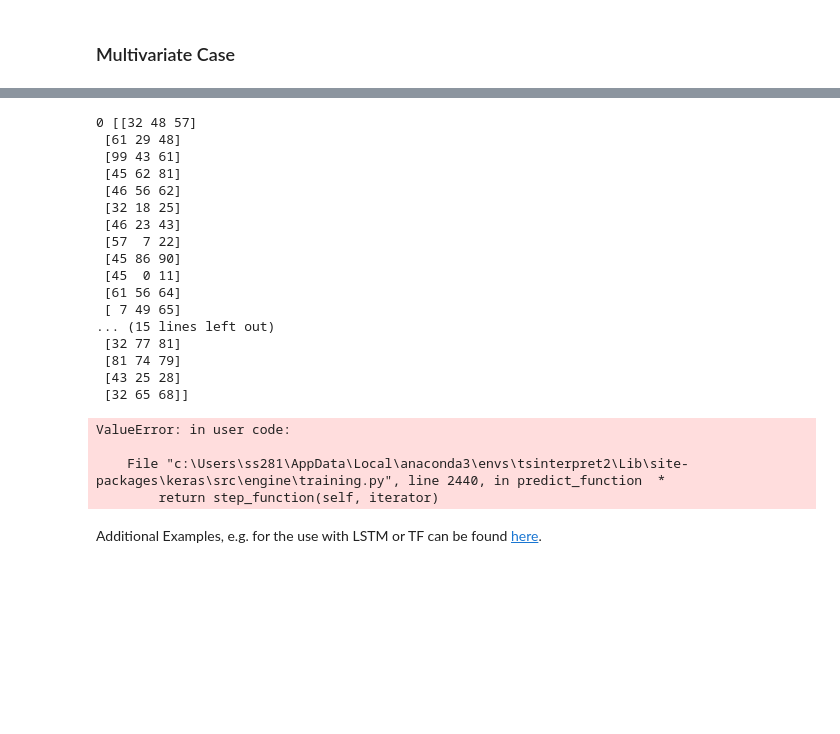
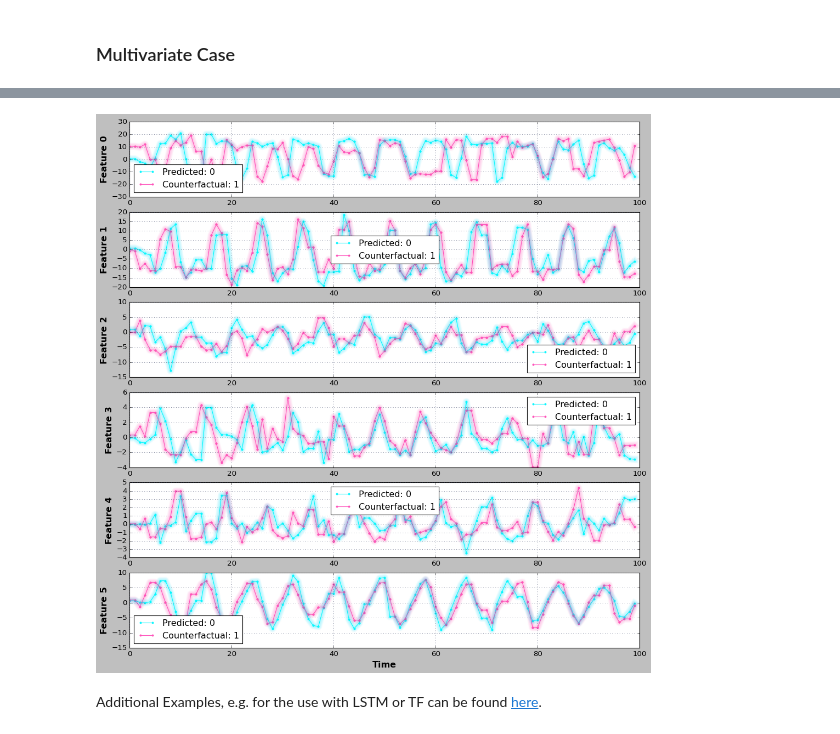
Before and after one commit to fzi-forschungszentrum-informatik/TSInterpret, a Jupyter notebook: Sets_tensorflow.ipynb, the cells around one changed output, grey strips where cells are left out. Drawn from its saved outputs; the diff is of its cells as text; code cells hidden in the pictures; blank space fills up the shorter version.

```diff
--- a/Sets_tensorflow.ipynb
+++ b/Sets_tensorflow.ipynb
@@ -151,14 +160,2 @@ exp_model.data[0].shape
-# %%
-from TSInterpret.InterpretabilityModels.counterfactual.SETS.utils import (
-    MultivariateTransformer,
-    get_indices,
-    get_scores,
-    get_shapelets,
-    get_shapelets_distances,
-)
-exp_model.shapelets = get_shapelets(exp_model.transformer)
-exp_model.scores = get_scores(exp_model.transformer)
-exp_model.indices = get_indices(exp_model.transformer)
-exp_model.test_distances = get_shapelets_distances(exp_model.transformer)
 # %%
 from TSInterpret.InterpretabilityModels.counterfactual.SETS.class_shapelets import get_class_shapelets
@@ -195,4 +175,5 @@ sclass 3 Sh p Class 17 dim 5 64 6 95
 # %%
-ts = 0
-exp_model.explain(ts, data[0][0])
+ts = 12
+exp = exp_model.explain(ts, data[0][0])
+array, label=exp
 # %% [output]
@@ -207,30 +199,6 @@ AttributeError: 'list' object has no attribute 'values'
-# %%
-ts = 0
-exp = exp_model.explain(ts, data[0][0])
-array, label=exp
-print(label)
-print(array)
-# %% [output]
-0 [[32 48 57]
- [61 29 48]
- [99 43 61]
- [45 62 81]
- [46 56 62]
- [32 18 25]
- [46 23 43]
- [57  7 22]
- [45 86 90]
- [45  0 11]
- [61 56 64]
- [ 7 49 65]
-... (15 lines left out)
- [32 77 81]
- [81 74 79]
- [43 25 28]
- [32 65 68]]
-ValueError: in user code:
-
-    File "c:\Users\ss281\AppData\Local\anaconda3\envs\tsinterpret2\Lib\site-packages\keras\src\engine\training.py", line 2440, in predict_function  *
-        return step_function(self, iterator)
+# %%
+exp_model.plot_in_one(data[0][10],0,np.swapaxes(array,0,1),1,figsize=(15,15))
+# %% [output]
+[figure, added]
 # %% [markdown]
 Additional Examples, e.g. for the use with LSTM or TF can be found <a href='https://github.com/JHoelli/TSInterpret/blob/main/docs/Notebooks'>here</a>.
```
Also changed, not shown: parts of 11 cells of this notebook, 8 other files.
